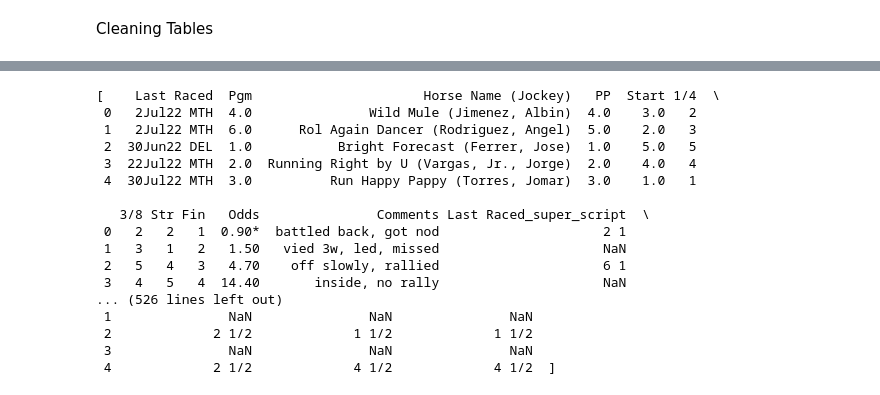
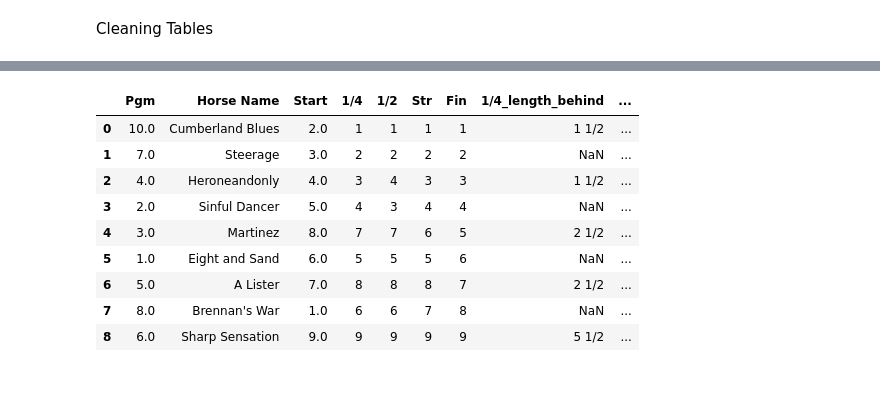
Before and after one commit to Jonhops1595/horse_racing_study, a Jupyter notebook: PDFScanner/tabula_table_parsing.ipynb, the cells around one changed output, grey strips where cells are left out. Cells and saved outputs as stored; diff of their text form; code cells hidden in the pictures.

```diff
--- a/PDFScanner/tabula_table_parsing.ipynb
+++ b/PDFScanner/tabula_table_parsing.ipynb
@@ -408,20 +446,13 @@ for i in range (num_pages * 2):
 # %%
-cleaned_df_list
+cleaned_df_list[3]
 # %% [output]
-[    Last Raced  Pgm                      Horse Name (Jockey)   PP  Start 1/4  \
- 0   2Jul22 MTH  4.0               Wild Mule (Jimenez, Albin)  4.0    3.0   2
- 1   2Jul22 MTH  6.0      Rol Again Dancer (Rodriguez, Angel)  5.0    2.0   3
- 2  30Jun22 DEL  1.0           Bright Forecast (Ferrer, Jose)  1.0    5.0   5
- 3  22Jul22 MTH  2.0  Running Right by U (Vargas, Jr., Jorge)  2.0    4.0   4
- 4  30Jul22 MTH  3.0          Run Happy Pappy (Torres, Jomar)  3.0    1.0   1
-
-   3/8 Str Fin   Odds               Comments Last Raced_super_script  \
- 0   2   2   1  0.90*  battled back, got nod                     2 1
- 1   3   1   2   1.50   vied 3w, led, missed                     NaN
- 2   5   4   3   4.70    off slowly, rallied                     6 1
- 3   4   5   4  14.40       inside, no rally                     NaN
-... (526 lines left out)
- 1               NaN               NaN               NaN
- 2             2 1/2             1 1/2             1 1/2
- 3               NaN               NaN               NaN
- 4             2 1/2             4 1/2             4 1/2  ]
+|  | Pgm | Horse Name | Start | 1/4 | 1/2 | Str | Fin | 1/4_length_behind | ... |
+| 0 | 10.0 | Cumberland Blues | 2.0 | 1 | 1 | 1 | 1 | 1 1/2 | ... |
+| 1 | 7.0 | Steerage | 3.0 | 2 | 2 | 2 | 2 | NaN | ... |
+| 2 | 4.0 | Heroneandonly | 4.0 | 3 | 4 | 3 | 3 | 1 1/2 | ... |
+| 3 | 2.0 | Sinful Dancer | 5.0 | 4 | 3 | 4 | 4 | NaN | ... |
+| 4 | 3.0 | Martinez | 8.0 | 7 | 7 | 6 | 5 | 2 1/2 | ... |
+| 5 | 1.0 | Eight and Sand | 6.0 | 5 | 5 | 5 | 6 | NaN | ... |
+| 6 | 5.0 | A Lister | 7.0 | 8 | 8 | 8 | 7 | 2 1/2 | ... |
+| 7 | 8.0 | Brennan's War | 1.0 | 6 | 6 | 7 | 8 | NaN | ... |
+| 8 | 6.0 | Sharp Sensation | 9.0 | 9 | 9 | 9 | 9 | 5 1/2 | ... |
```
Also changed, not shown: parts of 5 cells of this notebook.
